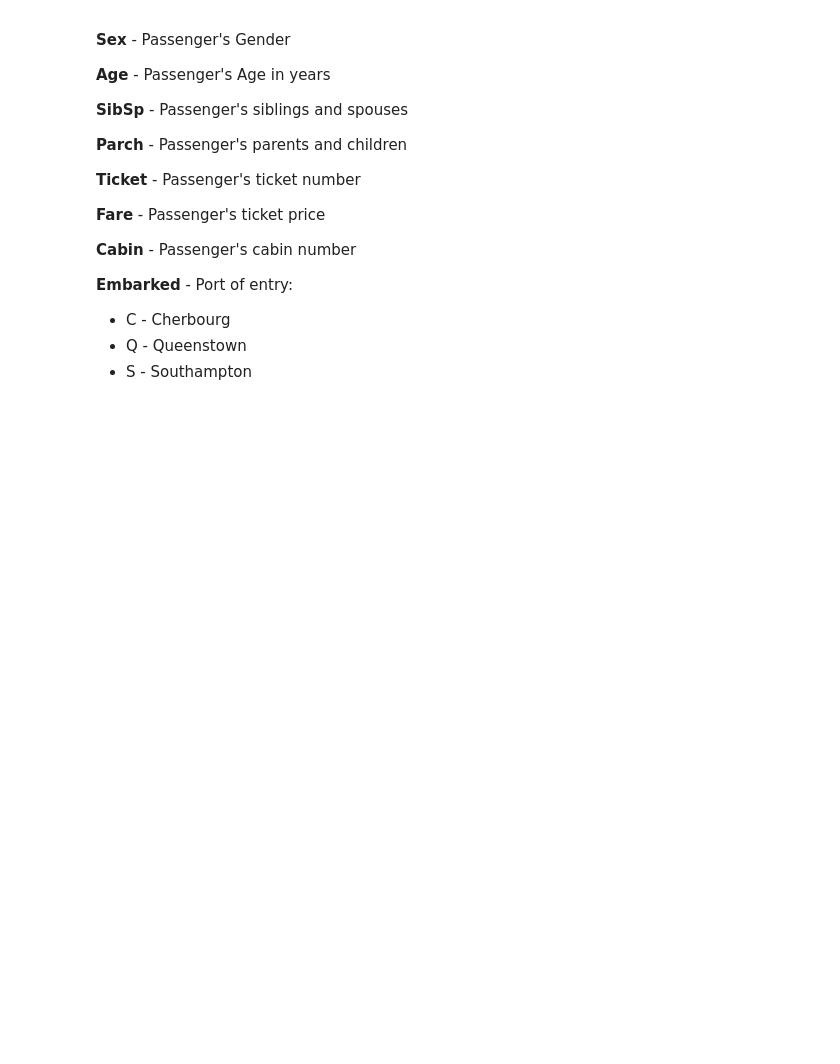
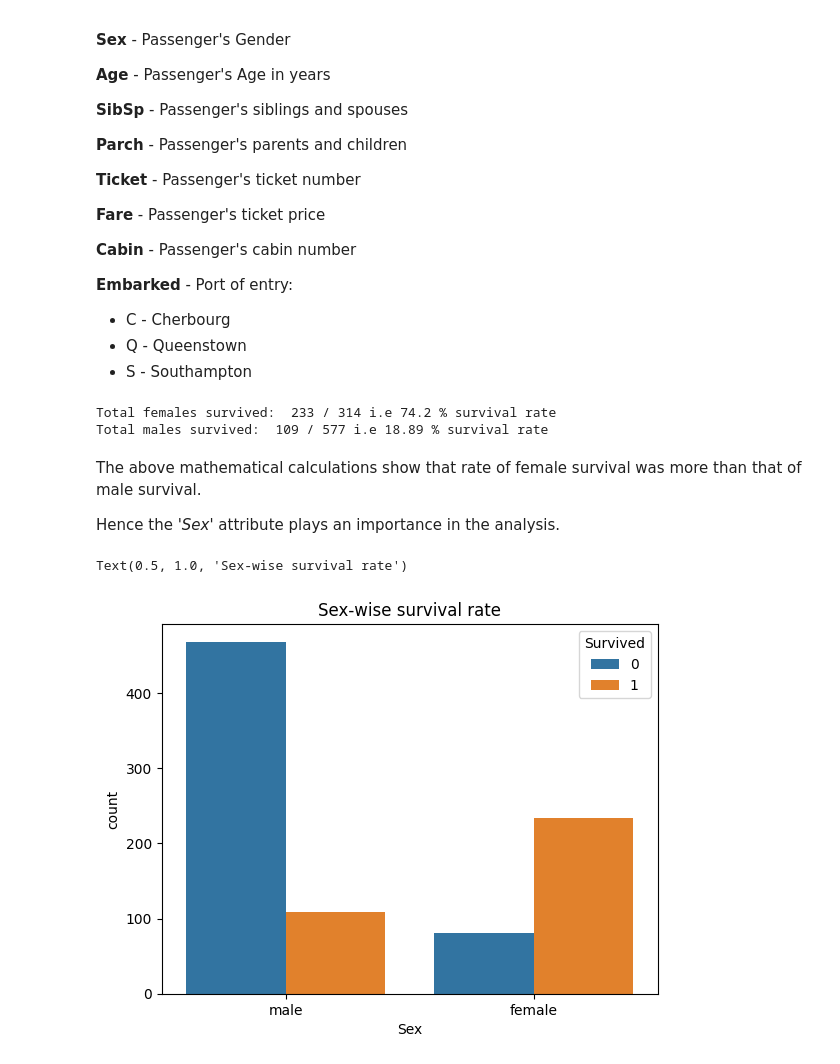
Before and after one commit to MPragya-20/titanic-data-analysis, a Jupyter notebook: titanic-data-analysis.ipynb, the cells around one changed output. Saved outputs shown, nothing was run; the diff lists cells and outputs as text; code cells hidden in the pictures; blank space fills up the shorter version.

```diff
--- a/titanic-data-analysis.ipynb
+++ b/titanic-data-analysis.ipynb
@@ -110,3 +130,32 @@ dtype: int64
 * C - Cherbourg
 * Q - Queenstown
 * S - Southampton
+# %%
+# Total females
+totalFemales = len(train_data[train_data.Sex == 'female'])
+# Total males
+totalMales = len(train_data[train_data.Sex == 'male'])
+
+# We added total 1s in the 'Survived' col each of female and male category
+femalesSurvived = train_data.loc[train_data.Sex == 'female']['Survived'].values.sum()
+malesSurvived = train_data.loc[train_data.Sex == 'male']['Survived'].values.sum()
+
+print('Total females survived: ', femalesSurvived, '/', totalFemales, 'i.e', round(femalesSurvived*100/totalFemales,2), '% survival rate')
+print('Total males survived: ', malesSurvived, '/', totalMales, 'i.e', round(malesSurvived*100/totalMales,2), '% survival rate')
+# %% [output]
+Total females survived:  233 / 314 i.e 74.2 % survival rate
+Total males survived:  109 / 577 i.e 18.89 % survival rate
+# %% [markdown]
+The above mathematical calculations show that rate of female survival was more than that of male survival.
+
+Hence the '*Sex*' attribute plays an importance in the analysis.
+# %%
+from matplotlib import pyplot as plt
+# Some visual representations
+import seaborn as sns
+
+sns.countplot(train_data, x= "Sex", hue='Survived')
+plt.title("Sex-wise survival rate")
+# %% [output]
+Text(0.5, 1.0, 'Sex-wise survival rate')
+[figure, added]
```
Also changed, not shown: parts of 15 cells of this notebook.
